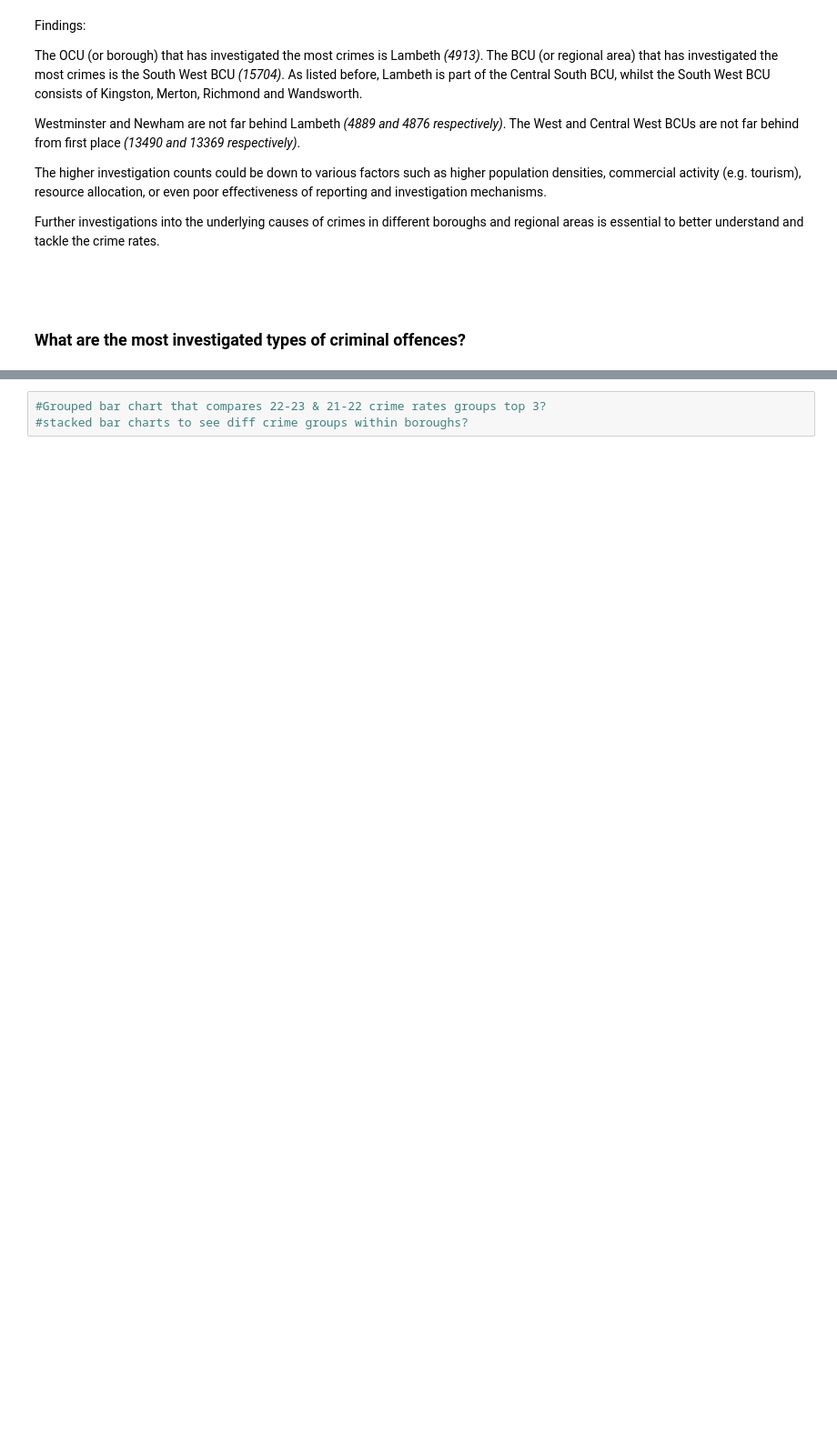
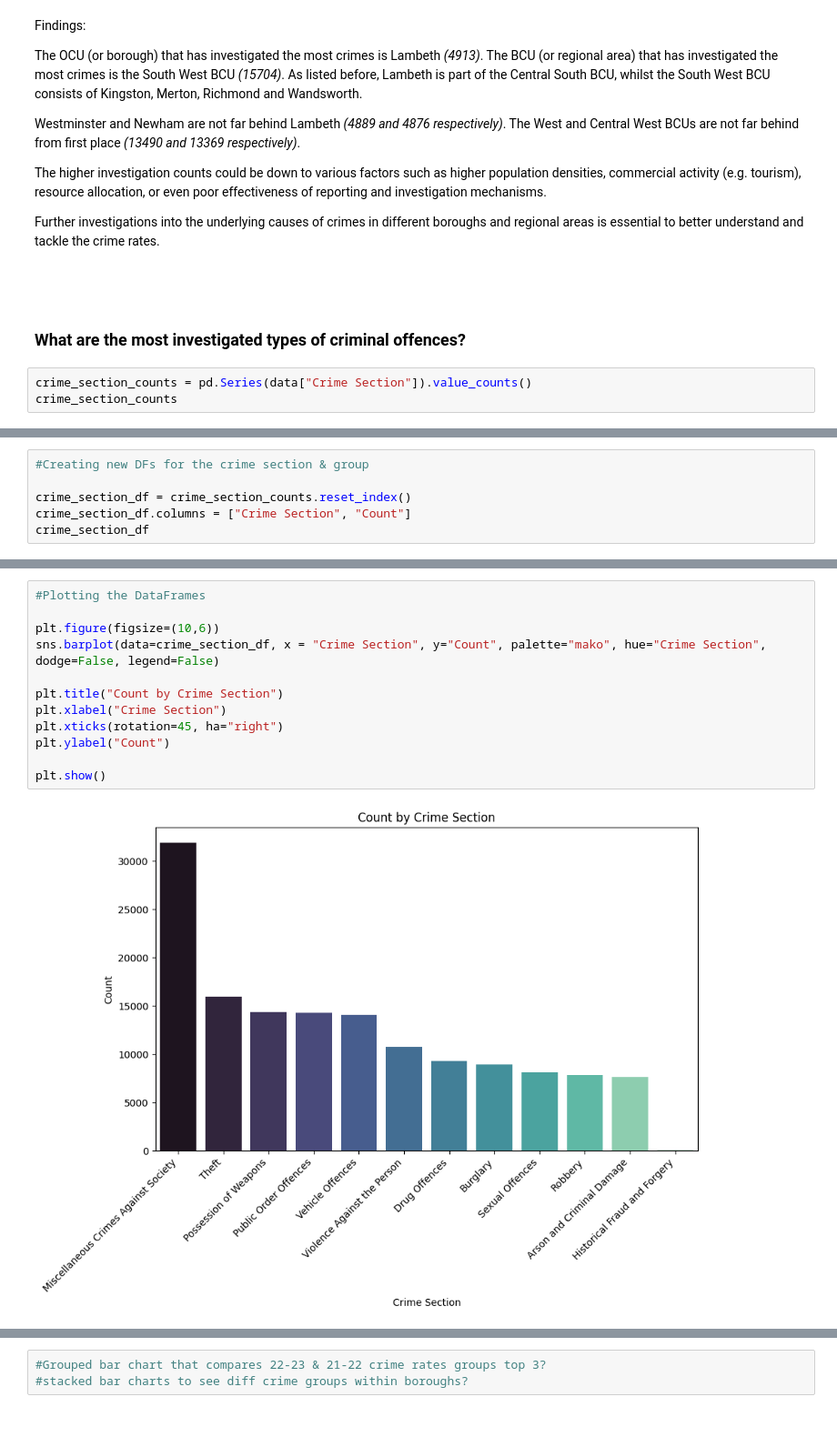
Before and after one commit to juanitanels/London-Crime-Stats-EDA, a Jupyter notebook: London Crime Stats 22-23 EDA.ipynb, the cells around one changed output, grey strips where cells are left out. Shown: that part at 91% size. Saved outputs shown, nothing was run; the diff lists cells and outputs as text; blank space fills up the shorter version.

```diff
--- a/London Crime Stats 22-23 EDA.ipynb
+++ b/London Crime Stats 22-23 EDA.ipynb
@@ -285,3 +293,6 @@ Further investigations into the underlying causes of crimes in different borough
 <br>
 # %% [markdown]
 ### What are the most investigated types of criminal offences?
+# %%
+crime_section_counts = pd.Series(data["Crime Section"]).value_counts()
+crime_section_counts
@@ -287,0 +350,6 @@ Further investigations into the underlying causes of crimes in different borough
+# %%
+#Creating new DFs for the crime section & group
+
+crime_section_df = crime_section_counts.reset_index()
+crime_section_df.columns = ["Crime Section", "Count"]
+crime_section_df
@@ -287,0 +386,14 @@ Further investigations into the underlying causes of crimes in different borough
+# %%
+#Plotting the DataFrames
+
+plt.figure(figsize=(10,6))
+sns.barplot(data=crime_section_df, x = "Crime Section", y="Count", palette="mako", hue="Crime Section", dodge=False, legend=False)
+
+plt.title("Count by Crime Section")
+plt.xlabel("Crime Section")
+plt.xticks(rotation=45, ha="right")
+plt.ylabel("Count")
+
+plt.show()
+# %% [output]
+[figure, added]
```
Also changed, not shown: parts of 16 cells of this notebook.
